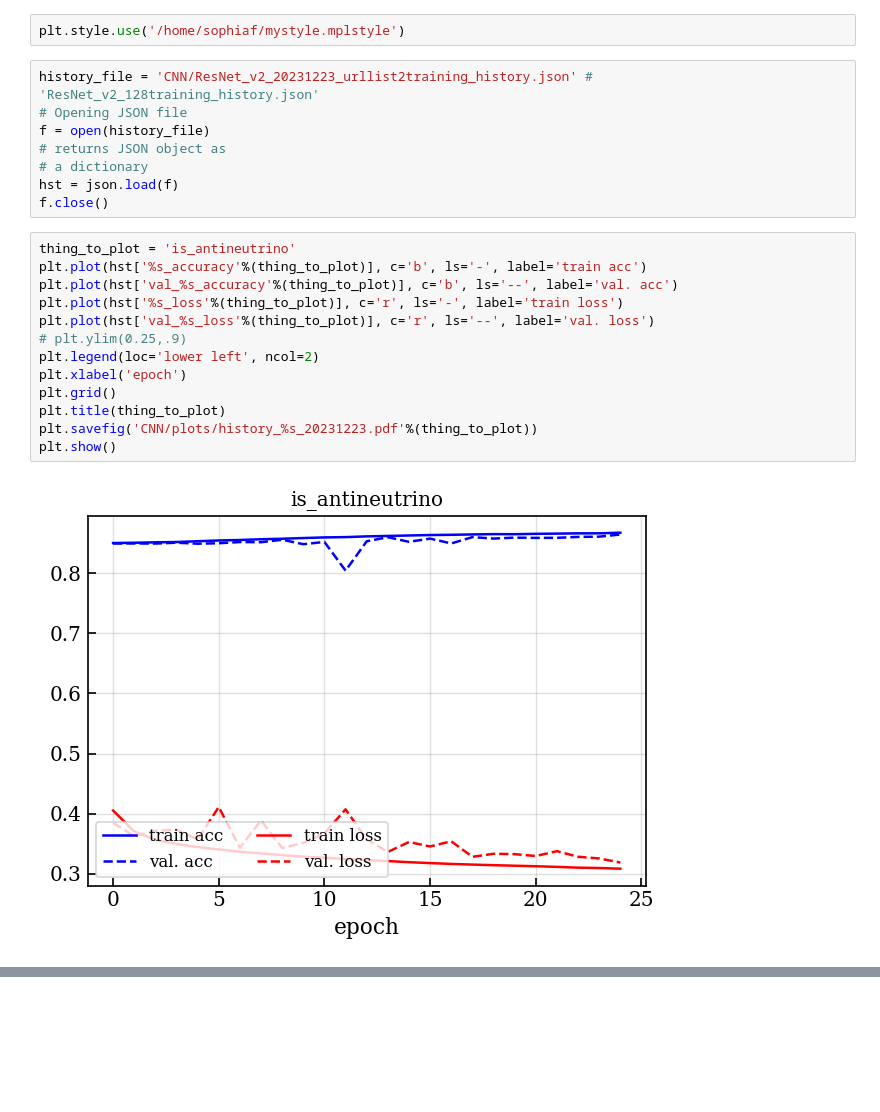
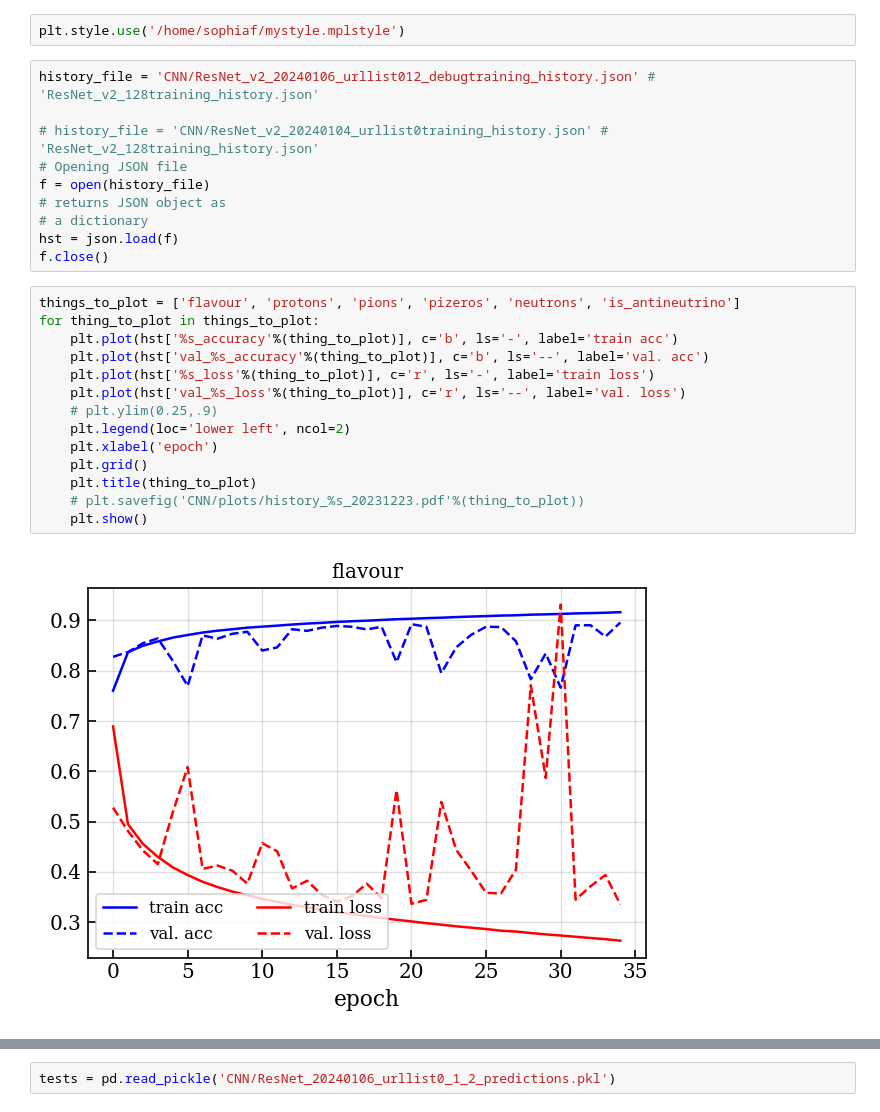
Before and after one commit to nuRiceLab/Classification-with-ML, a Jupyter notebook: neutrino-classification/training_history.ipynb, the cells around one changed output, grey strips where cells are left out. Drawn from its saved outputs; the diff is of its cells as text; blank space fills up the shorter version.

```diff
--- a/neutrino-classification/training_history.ipynb
+++ b/neutrino-classification/training_history.ipynb
@@ -21,7 +18,9 @@ To enable them in other operations, rebuild TensorFlow with the appropriate comp
 # %%
 plt.style.use('/home/sophiaf/mystyle.mplstyle')
 # %%
-history_file = 'CNN/ResNet_v2_20231223_urllist2training_history.json' # 'ResNet_v2_128training_history.json'
+history_file = 'CNN/ResNet_v2_20240106_urllist012_debugtraining_history.json' # 'ResNet_v2_128training_history.json'
+
+# history_file = 'CNN/ResNet_v2_20240104_urllist0training_history.json' # 'ResNet_v2_128training_history.json'
 # Opening JSON file
 f = open(history_file)
 # returns JSON object as
@@ -29,17 +28,18 @@ f = open(history_file)
 hst = json.load(f)
 f.close()
 # %%
-thing_to_plot = 'is_antineutrino'
-plt.plot(hst['%s_accuracy'%(thing_to_plot)], c='b', ls='-', label='train acc')
-plt.plot(hst['val_%s_accuracy'%(thing_to_plot)], c='b', ls='--', label='val. acc')
-plt.plot(hst['%s_loss'%(thing_to_plot)], c='r', ls='-', label='train loss')
-plt.plot(hst['val_%s_loss'%(thing_to_plot)], c='r', ls='--', label='val. loss')
-# plt.ylim(0.25,.9)
-plt.legend(loc='lower left', ncol=2)
-plt.xlabel('epoch')
-plt.grid()
-plt.title(thing_to_plot)
-plt.savefig('CNN/plots/history_%s_20231223.pdf'%(thing_to_plot))
-plt.show()
+things_to_plot = ['flavour', 'protons', 'pions', 'pizeros', 'neutrons', 'is_antineutrino']
+for thing_to_plot in things_to_plot:
+    plt.plot(hst['%s_accuracy'%(thing_to_plot)], c='b', ls='-', label='train acc')
+    plt.plot(hst['val_%s_accuracy'%(thing_to_plot)], c='b', ls='--', label='val. acc')
+    plt.plot(hst['%s_loss'%(thing_to_plot)], c='r', ls='-', label='train loss')
+    plt.plot(hst['val_%s_loss'%(thing_to_plot)], c='r', ls='--', label='val. loss')
+    # plt.ylim(0.25,.9)
+    plt.legend(loc='lower left', ncol=2)
+    plt.xlabel('epoch')
+    plt.grid()
+    plt.title(thing_to_plot)
+    # plt.savefig('CNN/plots/history_%s_20231223.pdf'%(thing_to_plot))
+    plt.show()
 # %% [output]
-[figure, old version]
+[figure, new version]
@@ -45,0 +51,2 @@ plt.show()
+# %%
+tests = pd.read_pickle('CNN/ResNet_20240106_urllist0_1_2_predictions.pkl')
```
Also changed, not shown: parts of 3 cells of this notebook, 2 other files.
